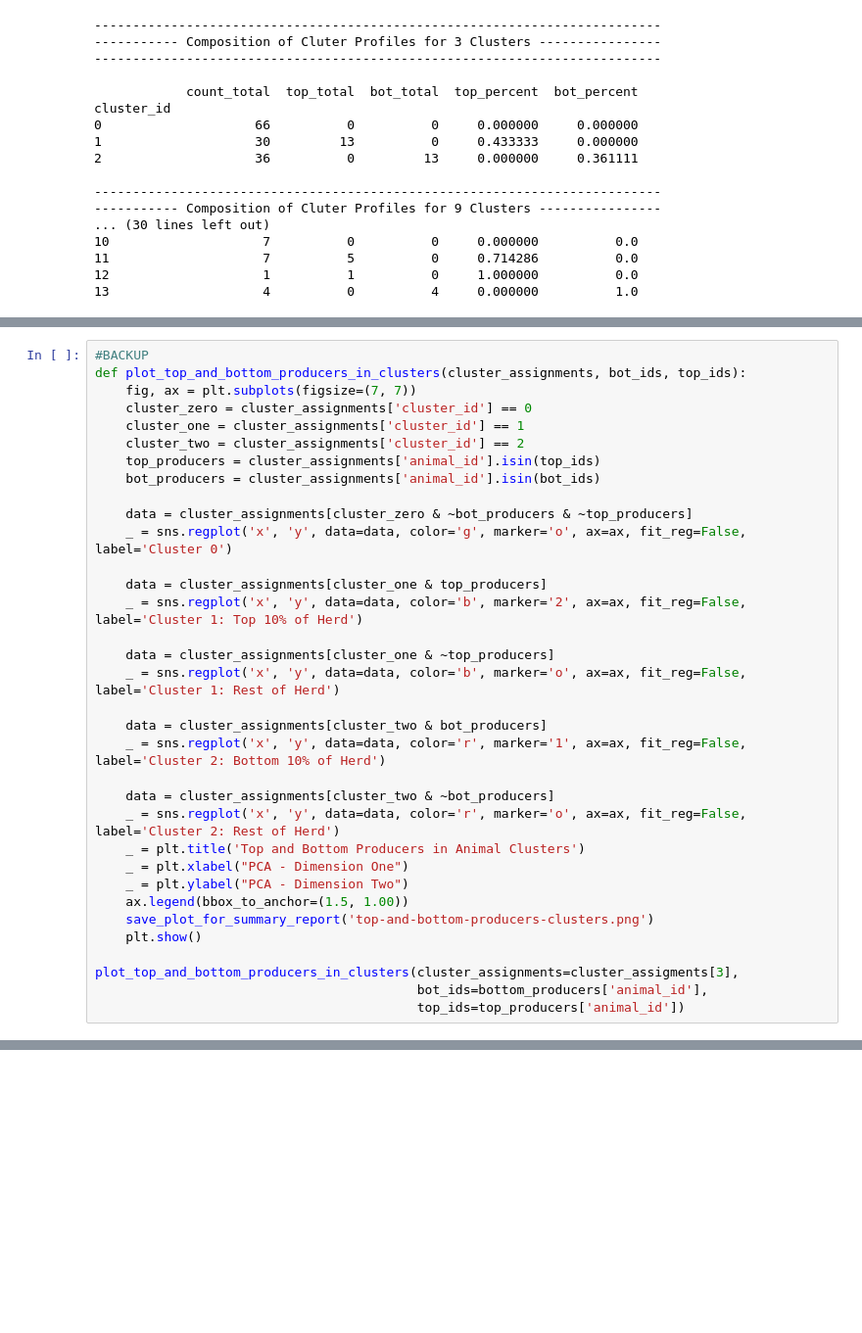
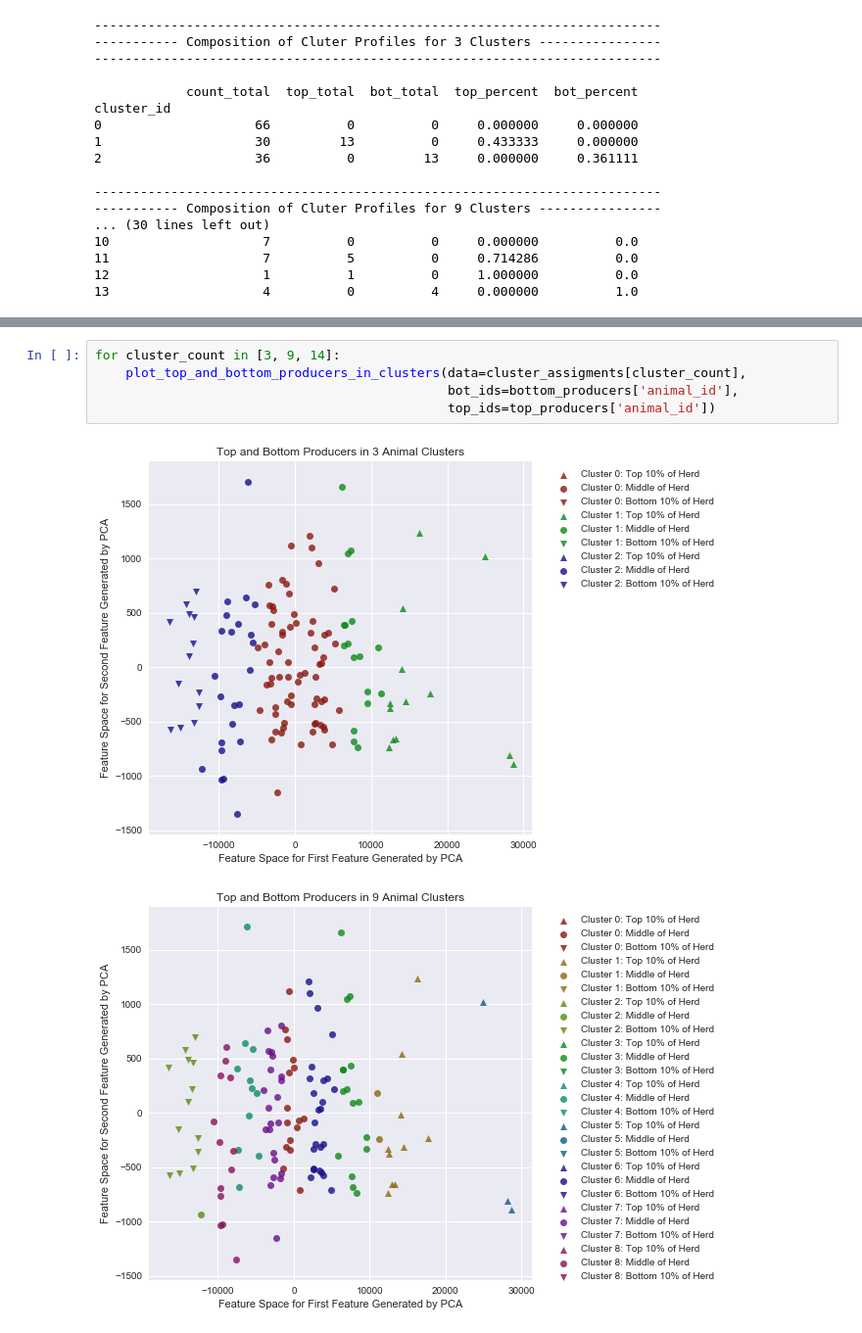
Before and after one commit to falaktheoptimist/happy-cows, a Jupyter notebook: notebooks/report-plot-generation/report-plot-pca-and-kmeans-cluster-analysis.ipynb, the cells around one changed output, grey strips where cells are left out. Shown at 98% size. Saved outputs shown, nothing was run; the diff lists cells and outputs as text; blank space fills up the shorter version.

Commit message:
cluster images and 2018 first pass at predictions

```diff
--- a/notebooks/report-plot-generation/report-plot-pca-and-kmeans-cluster-analysis.ipynb
+++ b/notebooks/report-plot-generation/report-plot-pca-and-kmeans-cluster-analysis.ipynb
@@ -310,34 +303,0 @@ plot_top_and_bottom_producers_in_clusters(data=cluster_assigments[3],
-# %%
-#BACKUP
-def plot_top_and_bottom_producers_in_clusters(cluster_assignments, bot_ids, top_ids):
-    fig, ax = plt.subplots(figsize=(7, 7))
-    cluster_zero = cluster_assignments['cluster_id'] == 0
-    cluster_one = cluster_assignments['cluster_id'] == 1
-    cluster_two = cluster_assignments['cluster_id'] == 2
-    top_producers = cluster_assignments['animal_id'].isin(top_ids)
-    bot_producers = cluster_assignments['animal_id'].isin(bot_ids)
-
-    data = cluster_assignments[cluster_zero & ~bot_producers & ~top_producers]
-    _ = sns.regplot('x', 'y', data=data, color='g', marker='o', ax=ax, fit_reg=False, label='Cluster 0')
-
-    data = cluster_assignments[cluster_one & top_producers]
-    _ = sns.regplot('x', 'y', data=data, color='b', marker='2', ax=ax, fit_reg=False, label='Cluster 1: Top 10% of Herd')
-
-    data = cluster_assignments[cluster_one & ~top_producers]
-    _ = sns.regplot('x', 'y', data=data, color='b', marker='o', ax=ax, fit_reg=False, label='Cluster 1: Rest of Herd')
-
-    data = cluster_assignments[cluster_two & bot_producers]
-    _ = sns.regplot('x', 'y', data=data, color='r', marker='1', ax=ax, fit_reg=False, label='Cluster 2: Bottom 10% of Herd')
-
-    data = cluster_assignments[cluster_two & ~bot_producers]
-    _ = sns.regplot('x', 'y', data=data, color='r', marker='o', ax=ax, fit_reg=False, label='Cluster 2: Rest of Herd')
-    _ = plt.title('Top and Bottom Producers in Animal Clusters')
-    _ = plt.xlabel("PCA - Dimension One")
-    _ = plt.ylabel("PCA - Dimension Two")
-    ax.legend(bbox_to_anchor=(1.5, 1.00))
-    save_plot_for_summary_report('top-and-bottom-producers-clusters.png')
-    plt.show()
-
-plot_top_and_bottom_producers_in_clusters(cluster_assignments=cluster_assigments[3],
-                                          bot_ids=bottom_producers['animal_id'],
-                                          top_ids=top_producers['animal_id'])
@@ -387,0 +304,8 @@ for var in clusters_plus_data.columns[4:12]:
+# %%
+for cluster_count in [3, 9, 14]:
+    plot_top_and_bottom_producers_in_clusters(data=cluster_assigments[cluster_count],
+                                              bot_ids=bottom_producers['animal_id'],
+                                              top_ids=top_producers['animal_id'])
+# %% [output]
+[figure, added]
+[figure, added]
```
Also changed, not shown: parts of 7 cells of this notebook, 11 other files.
